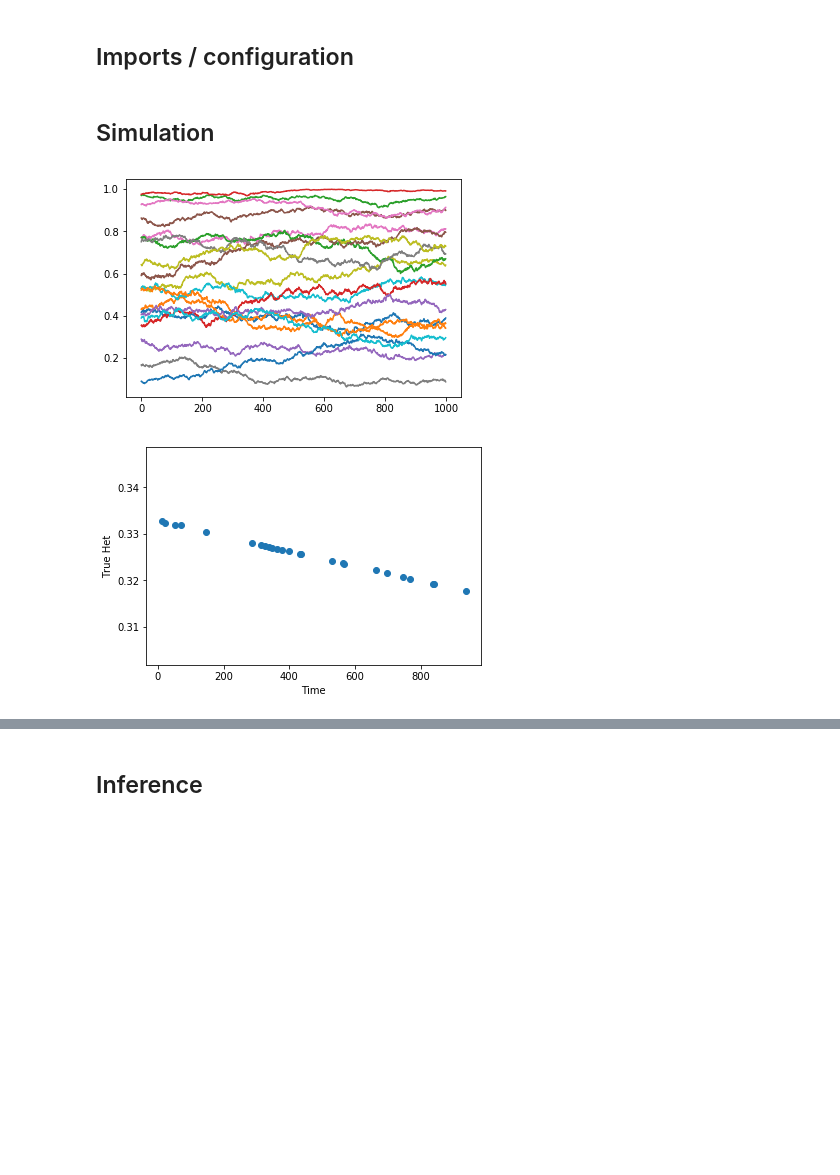
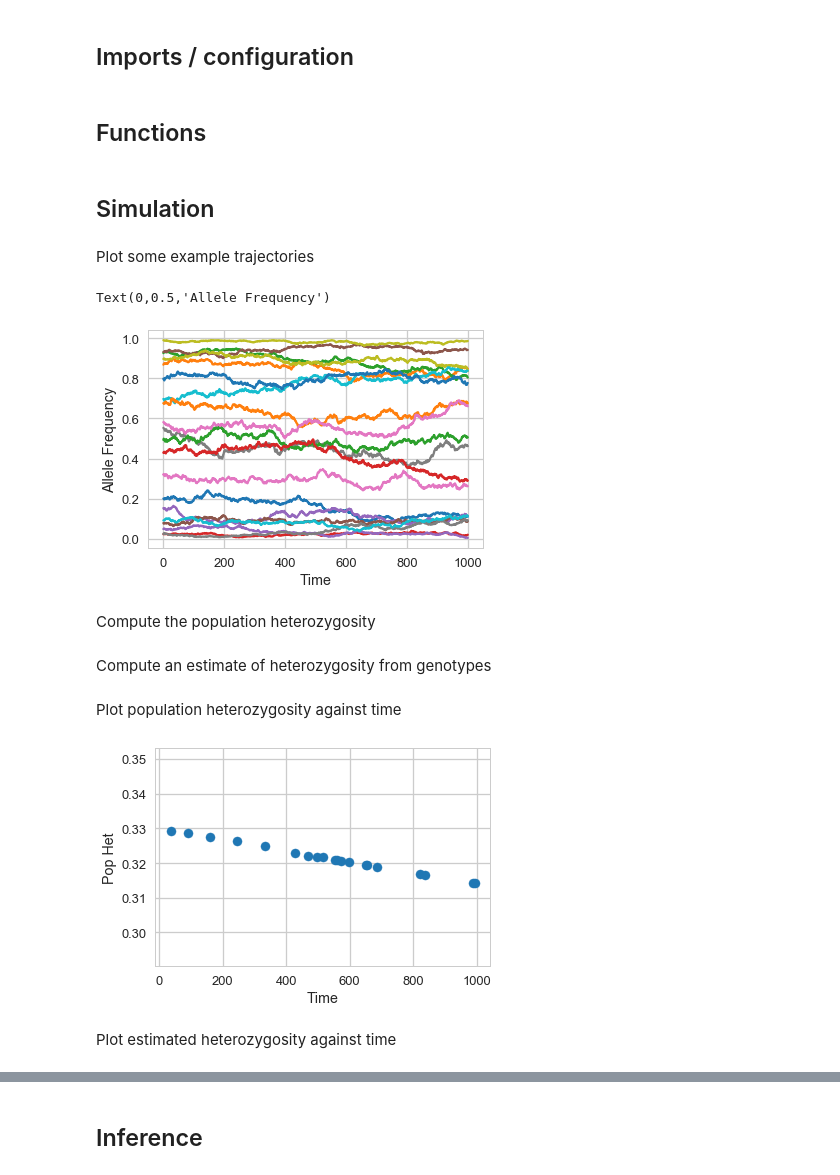
Before and after one commit to ancient-dna/hetgp, a Jupyter notebook: notebooks/wright-fisher-sim.ipynb, the cells around one changed output, grey strips where cells are left out. Cells and saved outputs as stored; diff of their text form; code cells hidden in the pictures; blank space fills up the shorter version.

Commit message:
fixed up plots and added notes

```diff
--- a/notebooks/wright-fisher-sim.ipynb
+++ b/notebooks/wright-fisher-sim.ipynb
@@ -6,9 +6,16 @@
 ## Imports / configuration
 # %%
 import numpy as np
+import pandas as pd
 import matplotlib.pyplot as plt
+import seaborn as sns
 import pylab as pb
 import GPy as gp
+
+sns.set_style("whitegrid")
+sns.set_context("talk")
+# %% [markdown]
+## Functions
 # %%
 def simulate_frequencies(p, n_e, max_gen):
     """Simulate frequencies under the Wright Fisher model
@@ -67,25 +85,27 @@ def compute_mean_heterozygosity(X):
 # %% [markdown]
 ## Simulation
 # %%
-p = 20000
+# simulate frequency trajectories
+p = 10000
 n_e = 10000
 max_gen = 1000
 F = simulate_frequencies(p, n_e, max_gen)
-H = 2 * F * (1 - F)
-h_mod = H[-1,:]
-sigma2_e = np.sum(h_mod * (1. - h_mod)) / p**2
-h_true = np.sum(H, axis=1) / p
 
-n = 25
+# simulate genotypes
+n = 20
 t = np.sort(np.random.choice(range(F.shape[0]), size=n, replace=False))
 X = simulate_genotypes(t, F)
-h = h_true[t]
-h_hat = compute_mean_heterozygosity(X)
-#mu = np.mean(h_hat)
-#sigma2 = mu * (1 - mu)
+# %% [markdown]
+Plot some example trajectories
 # %%
 idx = np.sort(np.random.choice(range(p), size=20, replace=False))
 for j in idx:
     plt.plot(range(max_gen), F[:,j])
+
+plt.xlabel("Time")
+plt.ylabel("Allele Frequency")
 # %% [output]
+Text(0,0.5,'Allele Frequency')
-[figure, old version]
+[figure, new version]
+# %% [markdown]
+Compute the population heterozygosity
@@ -91,0 +116,2 @@ for j in idx:
+# %% [markdown]
+Compute an estimate of heterozygosity from genotypes
@@ -92,9 +120,13 @@ for j in idx:
+# %% [markdown]
+Plot population heterozygosity against time
 # %%
 plt.scatter(t, h)
 plt.xlabel("Time");
-plt.ylabel("True Het");
+plt.ylabel("Pop Het");
 # %% [output]
-[figure, old version]
+[figure, new version]
+# %% [markdown]
+Plot estimated heterozygosity against time
 # %%
 plt.scatter(t, h_hat)
 plt.xlabel("Time")
```
Also changed, not shown: parts of 22 cells of this notebook, 3 other files.
